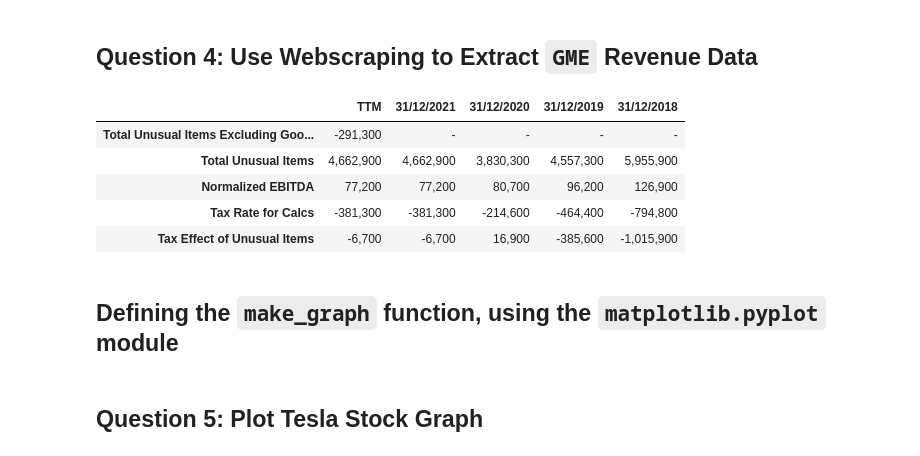
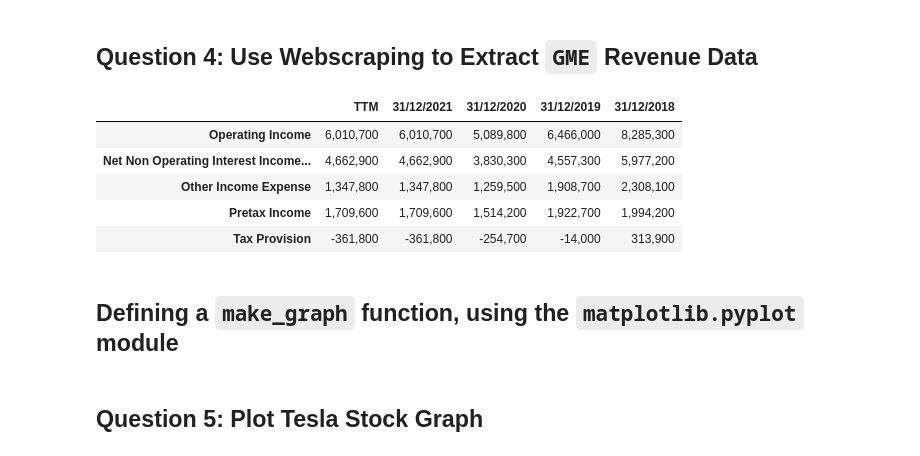
Before and after one commit to brunoacafonso/stock_revenue, a Jupyter notebook: Python for Data Science Project.ipynb, the cells around one changed output. Drawn from its saved outputs; the diff is of its cells as text; code cells hidden in the pictures.

```diff
--- a/Python for Data Science Project.ipynb
+++ b/Python for Data Science Project.ipynb
@@ -117,34 +102,34 @@ gme_data.head()
 # %%
 u_agent = {'User-Agent':'Mozilla/5.0 (Windows NT 10.0; Win64; x64) AppleWebKit/537.36 (KHTML, like Gecko) Chrome/100.0.4896.127 Safari/537.36 AVG/100.0.15871.129'}
 gme_url = 'https://finance.yahoo.com/quote/GME/financials'
 gme_html = requests.get(gme_url, headers = u_agent).text
 gme_soup = BeautifulSoup(gme_html, 'html5lib')
 
 gme_features = gme_soup.find_all('span',{'class':'Va(m)'})
 gme_values = gme_soup.find_all('div',{'class':'D(tbc)'})
 gme_periods = ['TTM','31/12/2021','31/12/2020','31/12/2019','31/12/2018']
 
 
 gme_statements = [gme_features[i].text for i in range(5,len(gme_features))]
 gme_numbers = [gme_values[j].text for j in range(2,len(gme_values))]
 # in this gme_numbers list, we can also obtain the features in every 6th element. So here we have a second way of obtaining the features.
 
 gme_financials = pd.DataFrame(index=gme_statements,columns=gme_periods)
 
 for i in range(0,len(gme_financials)):
     gme_financials.iloc[i,] = gme_numbers[1:6]
     del(gme_numbers[0:6])
 
-gme_financials.tail()
+gme_financials.head()
 # %% [output]
 |  | TTM | 31/12/2021 | 31/12/2020 | 31/12/2019 | 31/12/2018 |
-| Total Unusual Items Excluding Goo... | -291,300 | - | - | - | - |
-| Total Unusual Items | 4,662,900 | 4,662,900 | 3,830,300 | 4,557,300 | 5,955,900 |
-| Normalized EBITDA | 77,200 | 77,200 | 80,700 | 96,200 | 126,900 |
-| Tax Rate for Calcs | -381,300 | -381,300 | -214,600 | -464,400 | -794,800 |
-| Tax Effect of Unusual Items | -6,700 | -6,700 | 16,900 | -385,600 | -1,015,900 |
+| Operating Income | 6,010,700 | 6,010,700 | 5,089,800 | 6,466,000 | 8,285,300 |
+| Net Non Operating Interest Income... | 4,662,900 | 4,662,900 | 3,830,300 | 4,557,300 | 5,977,200 |
+| Other Income Expense | 1,347,800 | 1,347,800 | 1,259,500 | 1,908,700 | 2,308,100 |
+| Pretax Income | 1,709,600 | 1,709,600 | 1,514,200 | 1,922,700 | 1,994,200 |
+| Tax Provision | -361,800 | -361,800 | -254,700 | -14,000 | 313,900 |
 # %% [markdown]
-## Defining the `make_graph` function, using the `matplotlib.pyplot` module
+## Defining a `make_graph` function, using the `matplotlib.pyplot` module
 # %%
 import matplotlib.pyplot as plt
 
```
Also changed, not shown: parts of 3 cells of this notebook.
